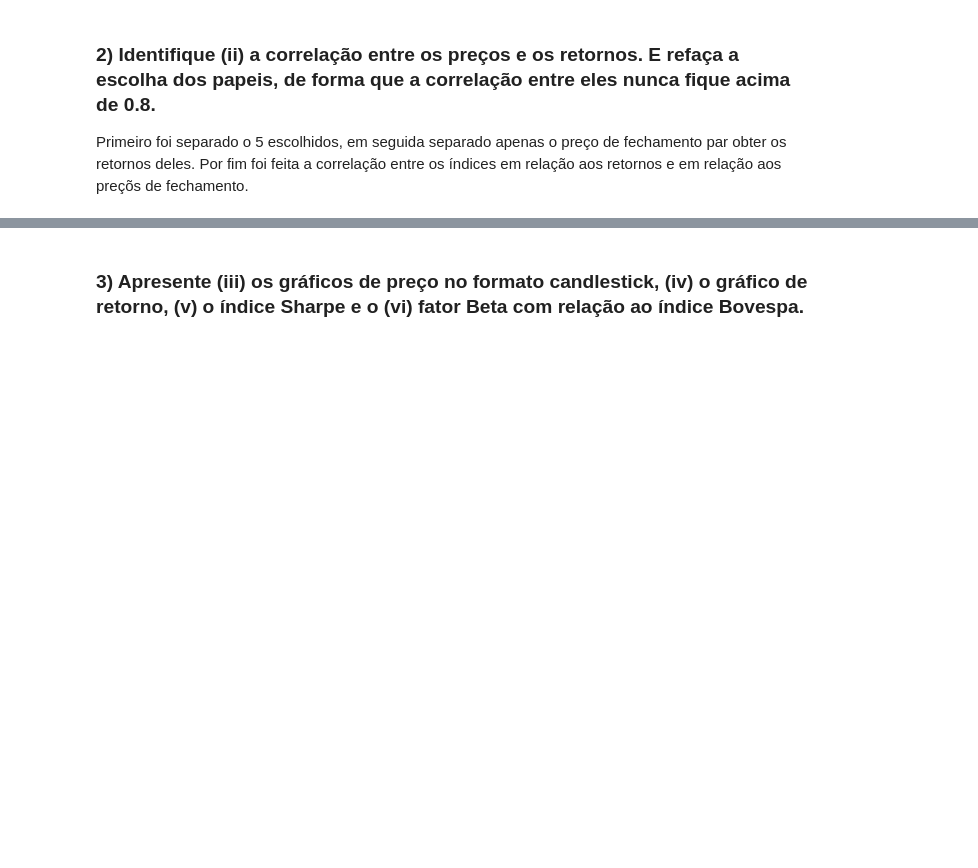
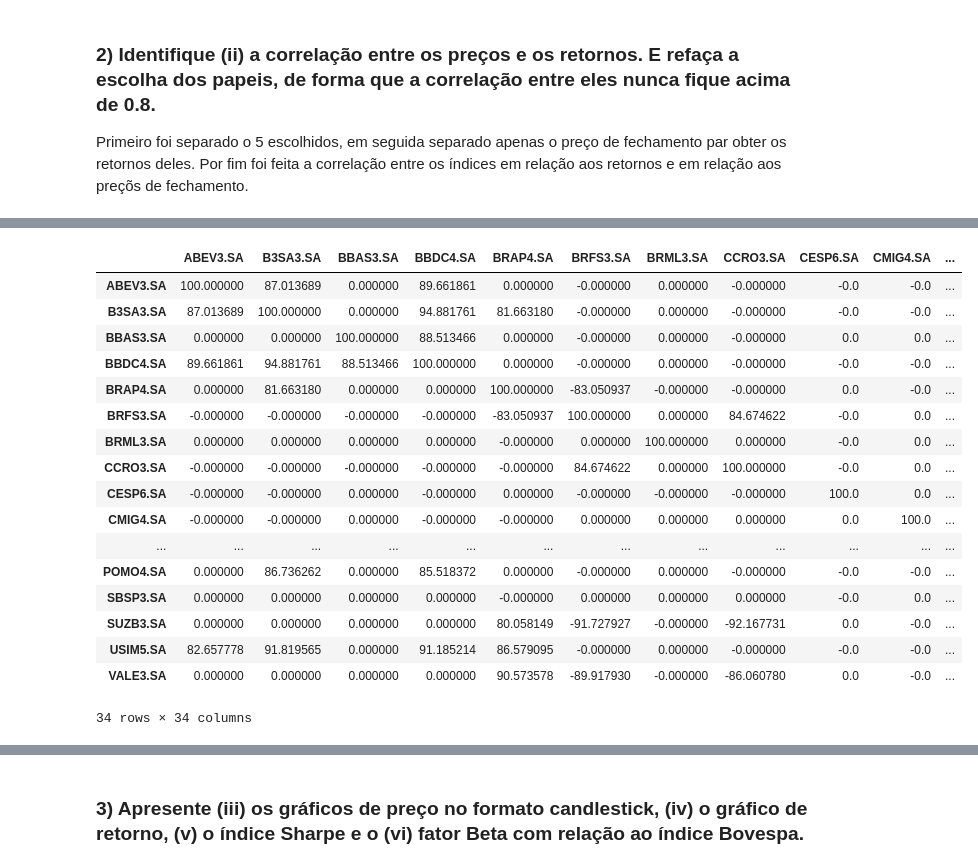
Before and after one commit to EduardoSSR/Financial-Engineering, a Jupyter notebook: Trabalhos/Trabalho_1.ipynb, the cells around one changed output, grey strips where cells are left out. Cells and saved outputs as stored; diff of their text form; code cells hidden in the pictures; blank space fills up the shorter version.

```diff
--- a/Trabalhos/Trabalho_1.ipynb
+++ b/Trabalhos/Trabalho_1.ipynb
@@ -260,0 +275,13 @@ ValueError: zero-size array to reduction operation maximum which has no identity
+# %%
+a = np.zeros((34,34), dtype=np.float64)
+for i in range(34):
+    for j in range(34):
+        teste = melhores_ativos['Close'].fillna(0).corr().iloc[i:i+1,j:j+1]
+        if (teste<0.8).bool() & (teste>-0.8).bool():
+            a[i][j] = 0
+        else:
+            a[i][j] = 100
+# %%
+corre_close=melhores_ativos['Close'].fillna(0).corr()*a
+f, ax = plt.subplots(figsize=(10, 10))
+sns.heatmap(corre, annot=False, linewidths=.5, ax=ax)
@@ -260,0 +292,21 @@ ValueError: zero-size array to reduction operation maximum which has no identity
+# %%
+corre_close
+# %% [output]
+|  | ABEV3.SA | B3SA3.SA | BBAS3.SA | BBDC4.SA | BRAP4.SA | BRFS3.SA | BRML3.SA | CCRO3.SA | CESP6.SA | CMIG4.SA | ... |
+| ABEV3.SA | 100.000000 | 87.013689 | 0.000000 | 89.661861 | 0.000000 | -0.000000 | 0.000000 | -0.000000 | -0.0 | -0.0 | ... |
+| B3SA3.SA | 87.013689 | 100.000000 | 0.000000 | 94.881761 | 81.663180 | -0.000000 | 0.000000 | -0.000000 | -0.0 | -0.0 | ... |
+| BBAS3.SA | 0.000000 | 0.000000 | 100.000000 | 88.513466 | 0.000000 | -0.000000 | 0.000000 | -0.000000 | 0.0 | 0.0 | ... |
+| BBDC4.SA | 89.661861 | 94.881761 | 88.513466 | 100.000000 | 0.000000 | -0.000000 | 0.000000 | -0.000000 | -0.0 | -0.0 | ... |
+| BRAP4.SA | 0.000000 | 81.663180 | 0.000000 | 0.000000 | 100.000000 | -83.050937 | -0.000000 | -0.000000 | 0.0 | -0.0 | ... |
+| BRFS3.SA | -0.000000 | -0.000000 | -0.000000 | -0.000000 | -83.050937 | 100.000000 | 0.000000 | 84.674622 | -0.0 | 0.0 | ... |
+| BRML3.SA | 0.000000 | 0.000000 | 0.000000 | 0.000000 | -0.000000 | 0.000000 | 100.000000 | 0.000000 | -0.0 | 0.0 | ... |
+| CCRO3.SA | -0.000000 | -0.000000 | -0.000000 | -0.000000 | -0.000000 | 84.674622 | 0.000000 | 100.000000 | -0.0 | 0.0 | ... |
+| CESP6.SA | -0.000000 | -0.000000 | 0.000000 | -0.000000 | 0.000000 | -0.000000 | -0.000000 | -0.000000 | 100.0 | 0.0 | ... |
+| CMIG4.SA | -0.000000 | -0.000000 | 0.000000 | -0.000000 | -0.000000 | 0.000000 | 0.000000 | 0.000000 | 0.0 | 100.0 | ... |
+| ... | ... | ... | ... | ... | ... | ... | ... | ... | ... | ... | ... |
+| POMO4.SA | 0.000000 | 86.736262 | 0.000000 | 85.518372 | 0.000000 | -0.000000 | 0.000000 | -0.000000 | -0.0 | -0.0 | ... |
+| SBSP3.SA | 0.000000 | 0.000000 | 0.000000 | 0.000000 | -0.000000 | 0.000000 | 0.000000 | 0.000000 | -0.0 | 0.0 | ... |
+| SUZB3.SA | 0.000000 | 0.000000 | 0.000000 | 0.000000 | 80.058149 | -91.727927 | -0.000000 | -92.167731 | 0.0 | -0.0 | ... |
+| USIM5.SA | 82.657778 | 91.819565 | 0.000000 | 91.185214 | 86.579095 | -0.000000 | 0.000000 | -0.000000 | -0.0 | -0.0 | ... |
+| VALE3.SA | 0.000000 | 0.000000 | 0.000000 | 0.000000 | 90.573578 | -89.917930 | -0.000000 | -86.060780 | 0.0 | -0.0 | ... |
+34 rows × 34 columns
```
Also changed, not shown: parts of 12 cells of this notebook, 1 other file.
